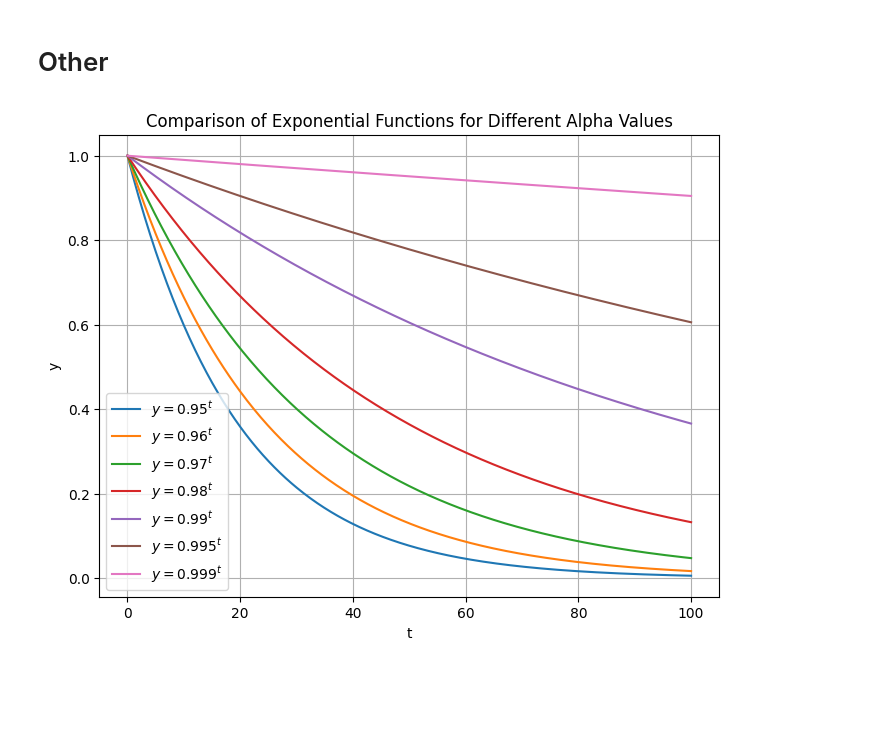
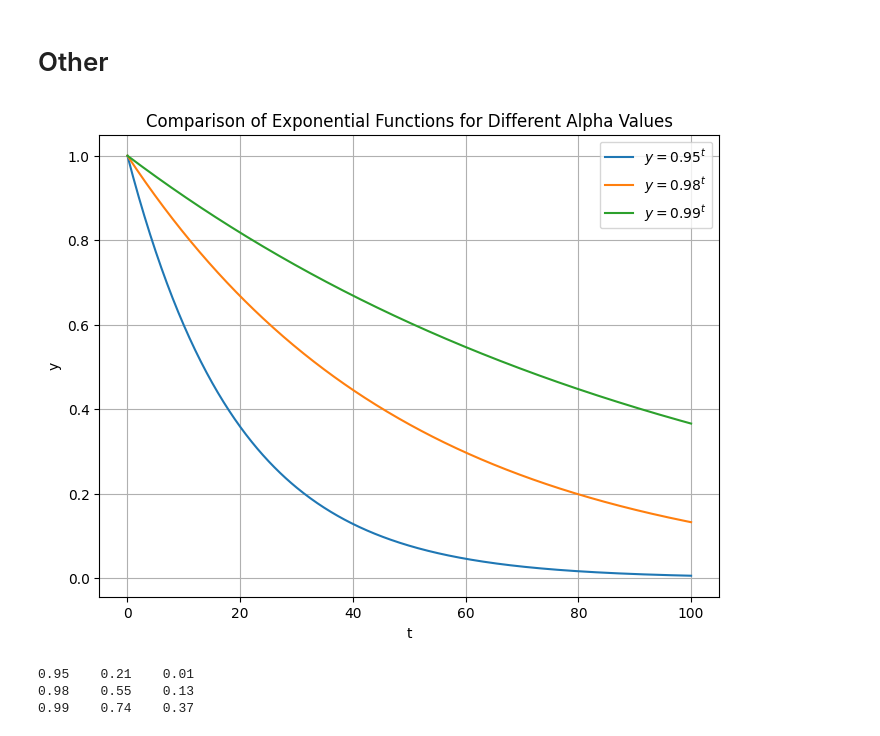
Before and after one commit to jaBrzosko/rl-starter-files, a Jupyter notebook: analysis/summary.ipynb, the cells around one changed output. Drawn from its saved outputs; the diff is of its cells as text; code cells hidden in the pictures; blank space fills up the shorter version.

```diff
--- a/analysis/summary.ipynb
+++ b/analysis/summary.ipynb
@@ -441,24 +529,34 @@ finalize_plot()
 # %%
 import numpy as np
 
 import matplotlib.pyplot as plt
 
 # Define the function
 t = np.linspace(0, 100, 500)
 
-alpha = [0.95, 0.96, 0.97, 0.98, 0.99, 0.995, 0.999]
+alpha = [0.95, 0.98, 0.99]
 
 y = {a: a**t for a in alpha}
 
 # Plot the function
 plt.figure(figsize=(8, 6))
 for a in alpha:
     plt.plot(t, y[a], label=f'$y={a}^t$')
 plt.xlabel('t')
 plt.ylabel('y')
 plt.title('Comparison of Exponential Functions for Different Alpha Values')
 plt.grid(True)
 plt.legend()
 plt.show()
 # %% [output]
-[figure, old version]
+[figure, new version]
+# %%
+for a in alpha:
+    v30 = a ** 30
+    v100 = a ** 100
+
+    print(f"{a}\t{v30:.2f}\t{v100:.2f}")
+# %% [output]
+0.95    0.21    0.01
+0.98    0.55    0.13
+0.99    0.74    0.37
```
Also changed, not shown: parts of 10 cells of this notebook, 3 other files.
